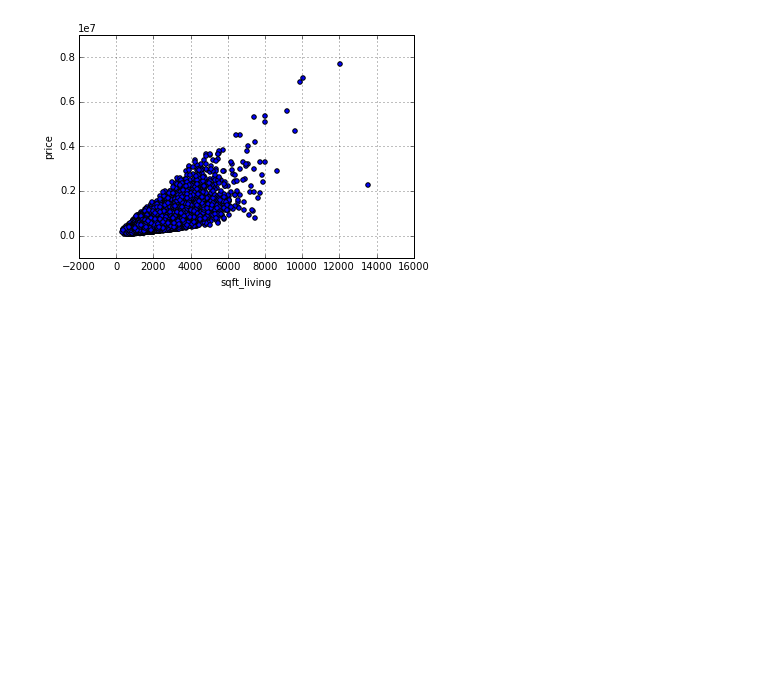
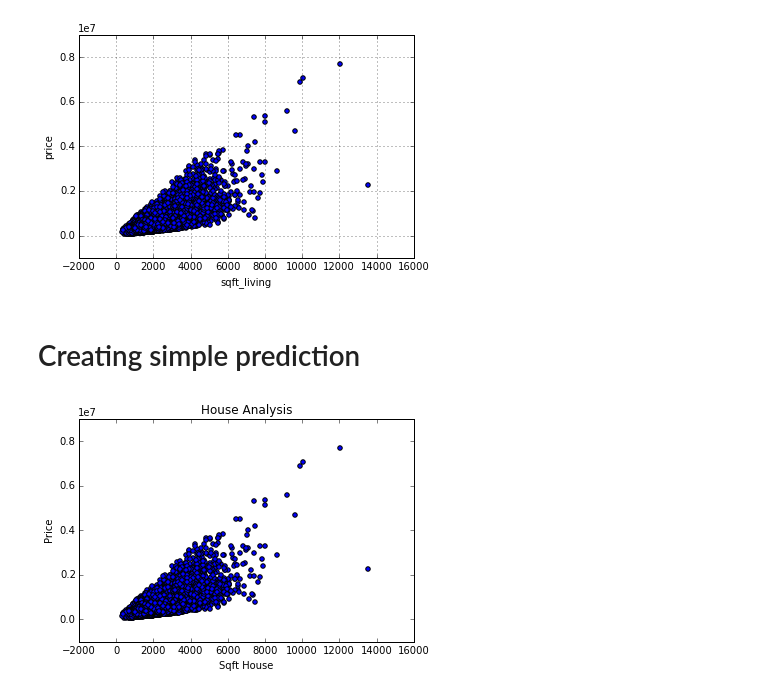
Before and after one commit to IsmaelEzequiel/Machine-Learning---Coursera, a Jupyter notebook: Lesson2/Predicting House Prices (Real Dataset).ipynb, the cells around one changed output. Drawn from its saved outputs; the diff is of its cells as text; code cells hidden in the pictures; blank space fills up the shorter version.

```diff
--- a/Lesson2/Predicting House Prices (Real Dataset).ipynb
+++ b/Lesson2/Predicting House Prices (Real Dataset).ipynb
@@ -13,3 +15,5 @@ sales.show(view='Scatter Plot', x='sqft_living', y='price')
 # %% [output]
 <matplotlib.axes._subplots.AxesSubplot at 0x...>
 [figure]
+# %% [markdown]
+# Creating simple prediction
@@ -15,0 +28,8 @@ sales.show(view='Scatter Plot', x='sqft_living', y='price')
+# %%
+plt.scatter(sales['sqft_living'], sales['price'])
+plt.xlabel('Sqft House')
+plt.ylabel('Price')
+plt.title('House Analysis')
+plt.show()
+# %% [output]
+[figure, added]
```
Also changed, not shown: parts of 9 cells of this notebook, 1 other file.
